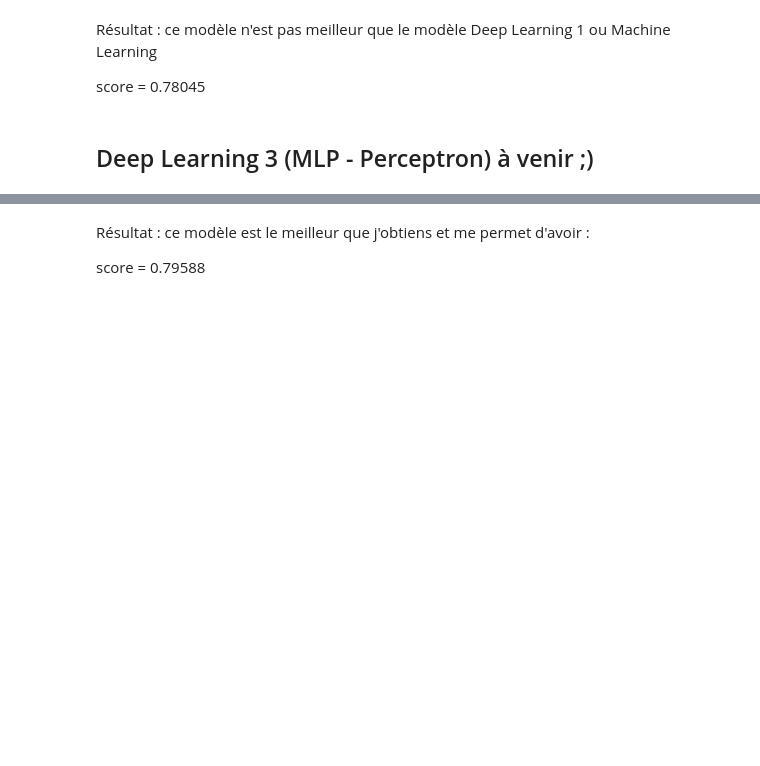
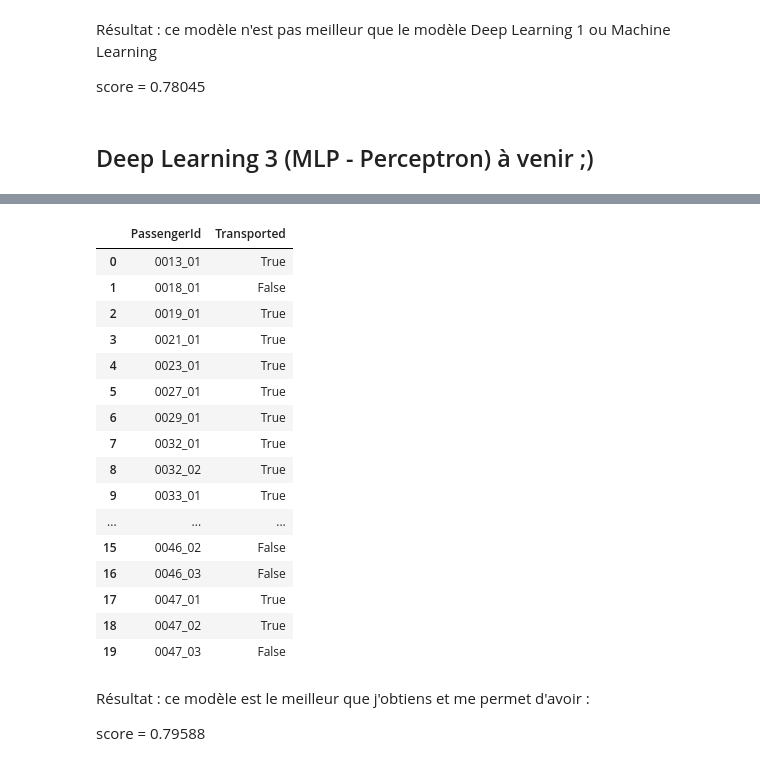
Before and after one commit to AurelienCD/Formation_OCR_Ing_Machine_Learning, a Jupyter notebook: P8_01_notebook.ipynb, the cells around one changed output, grey strips where cells are left out. Saved outputs shown, nothing was run; the diff lists cells and outputs as text; code cells hidden in the pictures; blank space fills up the shorter version.

```diff
--- a/P8_01_notebook.ipynb
+++ b/P8_01_notebook.ipynb
@@ -1834,0 +2056,12 @@ score = 0.78045
+# %%
+with torch.no_grad():
+    model_DL3.eval()
+    test_data_tensor = test_data_tensor.to(device)
+    test_predictions = model_DL3(test_data_tensor)
+    predictions = torch.round(torch.sigmoid(test_predictions))
+# %%
+df_test_mod = pad.read_csv('data_projet8_TEST_clean.csv')
+# %%
+df_test_mod['Transported'] = predictions.cpu()>0
+# %%
+df_test_mod.set_index('PassengerId')
@@ -1835,3 +2070,23 @@ score = 0.78045
+# %%
+df_test_mod[['PassengerId' , 'Transported']].head(20)
+# %% [output]
+|  | PassengerId | Transported |
+| 0 | 0013_01 | True |
+| 1 | 0018_01 | False |
+| 2 | 0019_01 | True |
+| 3 | 0021_01 | True |
+| 4 | 0023_01 | True |
+| 5 | 0027_01 | True |
+| 6 | 0029_01 | True |
+| 7 | 0032_01 | True |
+| 8 | 0032_02 | True |
+| 9 | 0033_01 | True |
+| ... | ... | ... |
+| 15 | 0046_02 | False |
+| 16 | 0046_03 | False |
+| 17 | 0047_01 | True |
+| 18 | 0047_02 | True |
+| 19 | 0047_03 | False |
 # %% [markdown]
 Résultat : ce modèle est le meilleur que j'obtiens et me permet d'avoir :
 
```
Also changed, not shown: parts of 21 cells of this notebook.
